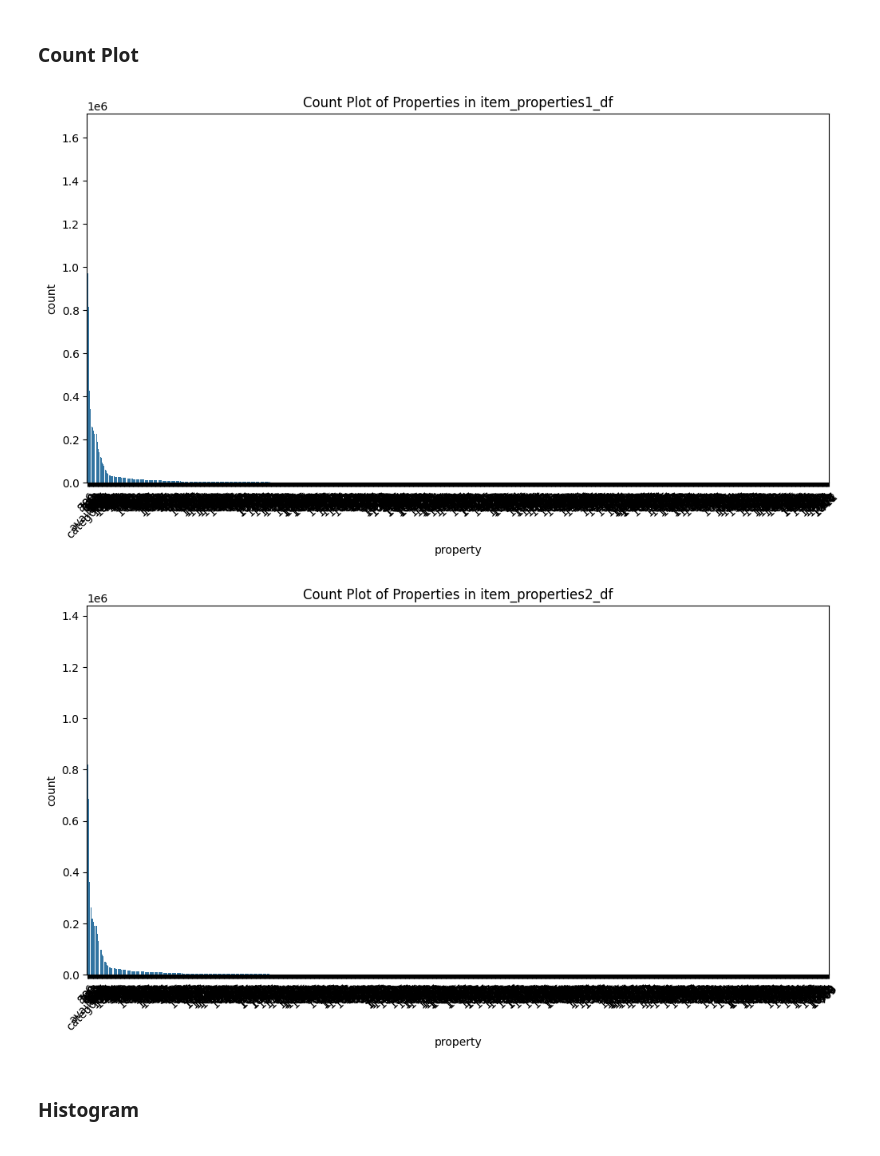
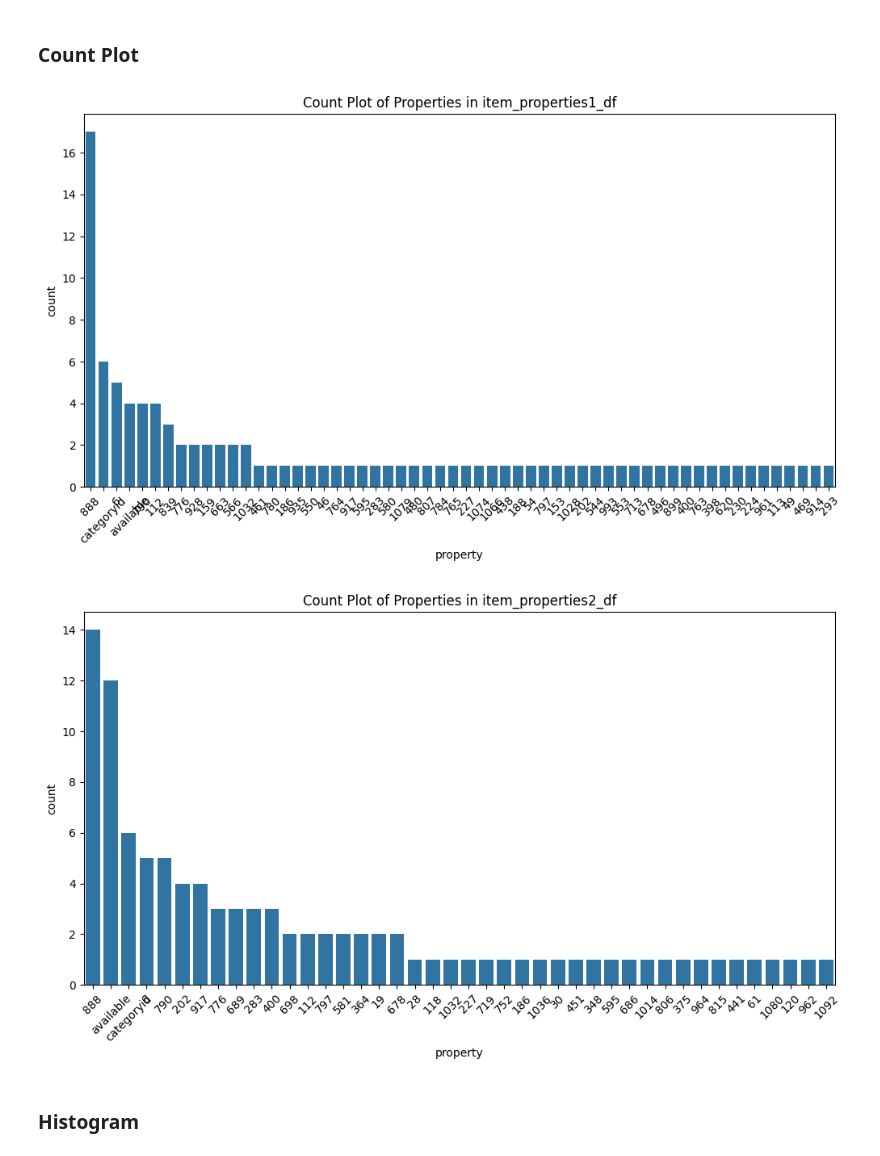
Before and after one commit to Jiya003/User-behaviour-and-Recommendation-analysis, a Jupyter notebook: User_Behaviour_and_Recommendation_Analysis.ipynb, the cells around one changed output. Cells and saved outputs as stored; diff of their text form; code cells hidden in the pictures.

```diff
--- a/User_Behaviour_and_Recommendation_Analysis.ipynb
+++ b/User_Behaviour_and_Recommendation_Analysis.ipynb
@@ -167,0 +204,3 @@ category_tree_df.dropna(subset=['parentid'], inplace=True)
+# %%
+sample_item_properties2_df = item_properties2_df.sample(n=100)
+sample_item_properties2_df
@@ -254,8 +348,8 @@ memory usage: 335.7+ MB
 # %%
-item_properties1_df['z_score_itemid'] = stats.zscore(item_properties1_df['itemid'])
+sample_item_properties1_df['z_score_itemid'] = stats.zscore(sample_item_properties1_df['itemid'])
 
-# Identify outliers
-outliers = item_properties1_df[(item_properties1_df['z_score_itemid'] > 3) | (item_properties1_df['z_score_itemid'] < -3)]
+# Identifing the outliers
+outliers = sample_item_properties1_df[(sample_item_properties1_df['z_score_itemid'] > 3) | (sample_item_properties1_df['z_score_itemid'] < -3)]
 print("Outliers based on itemid Z-score:\n", outliers)
 # %% [output]
 Outliers based on itemid Z-score:
@@ -283,8 +389,8 @@ memory usage: 283.1+ MB
 # %%
-item_properties2_df['z_score_itemid'] = stats.zscore(item_properties2_df['itemid'])
+sample_item_properties2_df['z_score_itemid'] = stats.zscore(sample_item_properties2_df['itemid'])
 
-# Identify outliers
-outliers = item_properties2_df[(item_properties2_df['z_score_itemid'] > 3) | (item_properties2_df['z_score_itemid'] < -3)]
+# Identifing the outliers
+outliers = sample_item_properties2_df[(sample_item_properties2_df['z_score_itemid'] > 3) | (sample_item_properties2_df['z_score_itemid'] < -3)]
 print("Outliers based on itemid Z-score:\n", outliers)
 # %% [output]
 Outliers based on itemid Z-score:
@@ -360,10 +478,10 @@ plt.show()
 # Converting timestamp to datetime if necessary
 #events_df['timestamp'] = pd.to_datetime(events_df['timestamp'], unit='s')
 import matplotlib as mpl
-mpl.rcParams['agg.path.chunksize'] = 100000
+mpl.rcParams['agg.path.chunksize'] = 1
 # Line Chart
 plt.figure(figsize=(12, 6))
-plt.plot(events_df['timestamp'], events_df['visitorid'], alpha=0.5)
+plt.plot(sample_events_df['timestamp'], sample_events_df['visitorid'], alpha=0.5)
 plt.title('Line Chart of Visitor ID Over Time')
 plt.xlabel('Timestamp')
 plt.ylabel('Visitor ID')
@@ -415,20 +533,20 @@ plt.show()
 # %%
 # Count Plot for properties
 plt.figure(figsize=(12, 6))
-sns.countplot(data=item_properties1_df, x='property', order=item_properties1_df['property'].value_counts().index)
+sns.countplot(data=sample_item_properties1_df, x='property', order=sample_item_properties1_df['property'].value_counts().index)
 plt.title('Count Plot of Properties in item_properties1_df')
 plt.xticks(rotation=45)
 plt.show()
 
 # Repeat for item_properties2_df
 plt.figure(figsize=(12, 6))
-sns.countplot(data=item_properties2_df, x='property', order=item_properties2_df['property'].value_counts().index)
+sns.countplot(data=sample_item_properties2_df, x='property', order=sample_item_properties2_df['property'].value_counts().index)
 plt.title('Count Plot of Properties in item_properties2_df')
 plt.xticks(rotation=45)
 plt.show()
 # %% [output]
-[figure, old version]
+[figure, new version]
-[figure, old version]
+[figure, new version]
 # %% [markdown]
 ### Histogram
 # %%
```
Also changed, not shown: parts of 25 cells of this notebook.
